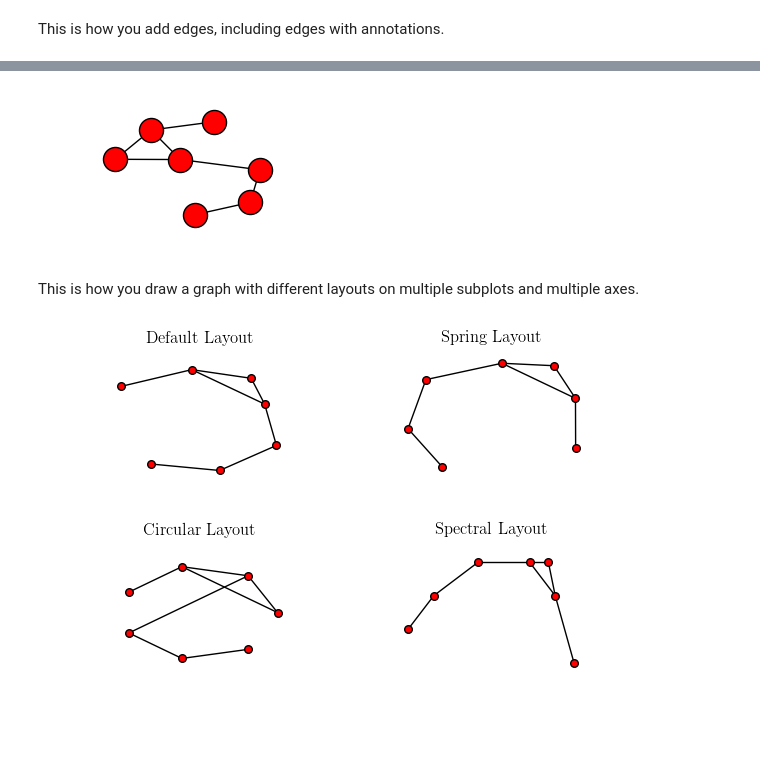
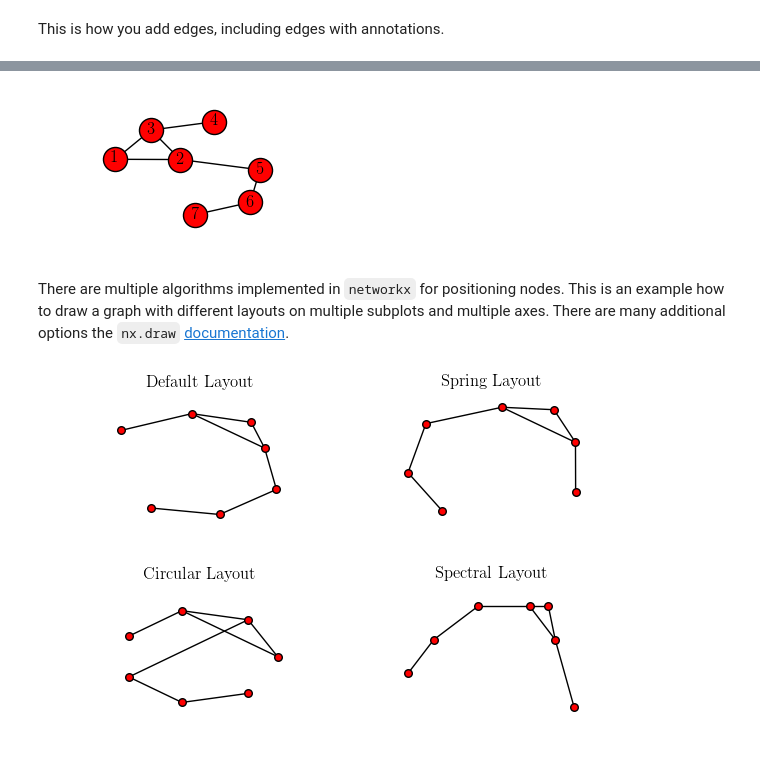
Before and after one commit to bit-lsi/BMDL2016, a Jupyter notebook: exercises/networkx_primer.ipynb, the cells around one changed output, grey strips where cells are left out. Cells and saved outputs as stored; diff of their text form; code cells hidden in the pictures; blank space fills up the shorter version.

```diff
--- a/exercises/networkx_primer.ipynb
+++ b/exercises/networkx_primer.ipynb
@@ -34,10 +40,10 @@ This is how you draw a graph with matplotlib.
 # %%
 plt.figure(figsize=(2, 1.3))  # changes size of figure
-nx.draw(G)
+nx.draw(G, with_labels=True)
 # %% [output]
-[figure, old version]
+[figure, new version]
-# %% [markdown]
-This is how you draw a graph with different layouts on multiple subplots and multiple axes.
+# %% [markdown]
+There are multiple algorithms implemented in `networkx` for positioning nodes. This is an example how to draw a graph with different layouts on multiple subplots and multiple axes. There are many additional options the `nx.draw` [documentation](https://networkx.github.io/documentation/networkx-1.10/reference/generated/networkx.drawing.nx_pylab.draw_networkx.html).
 # %%
 fig, axes = plt.subplots(2, 2)
 
```
Also changed, not shown: parts of 29 cells of this notebook, 1 other file.
